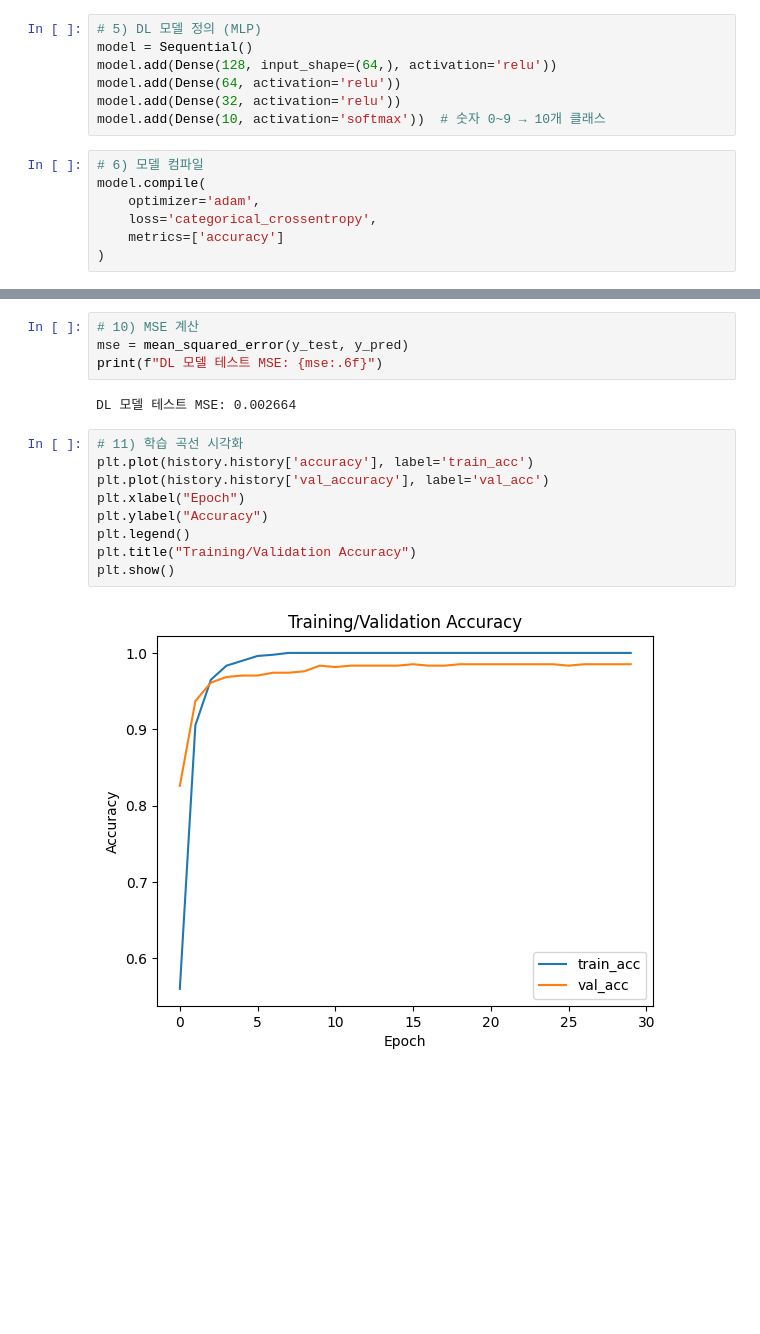
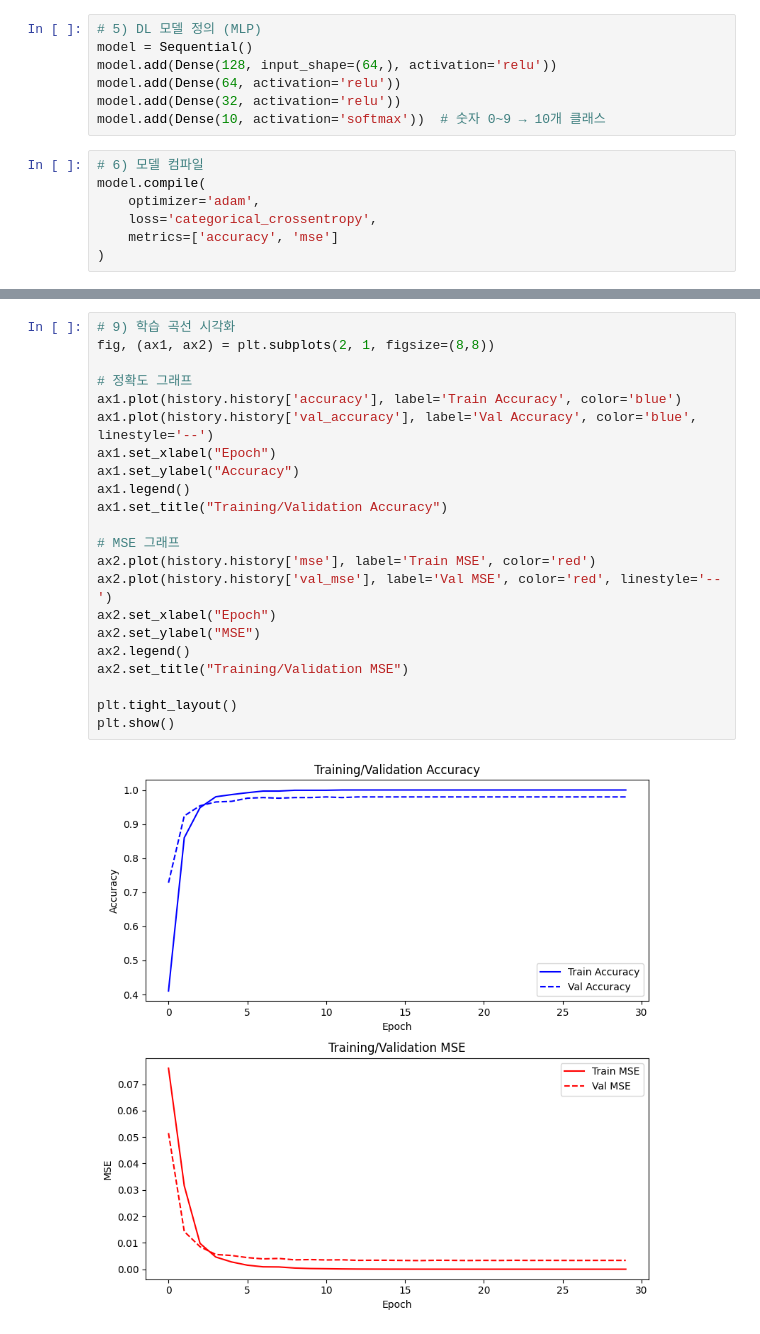
Before and after one commit to FutureOfTed/AI-class, a Jupyter notebook: Week5/digits_DL.ipynb, the cells around one changed output, grey strips where cells are left out. Drawn from its saved outputs; the diff is of its cells as text; blank space fills up the shorter version.

```diff
--- a/Week5/digits_DL.ipynb
+++ b/Week5/digits_DL.ipynb
@@ -39,7 +39,7 @@ model.add(Dense(10, activation='softmax'))  # 숫자 0~9 → 10개 클래스
 model.compile(
     optimizer='adam',
     loss='categorical_crossentropy',
-    metrics=['accuracy']
+    metrics=['accuracy', 'mse']
 )
 # %%
 # 7) 학습
@@ -82,17 +79,24 @@ y_pred = model.predict(X_test)
-# %%
-# 10) MSE 계산
-mse = mean_squared_error(y_test, y_pred)
-print(f"DL 모델 테스트 MSE: {mse:.6f}")
-# %% [output]
-DL 모델 테스트 MSE: 0.002664
-# %%
-# 11) 학습 곡선 시각화
-plt.plot(history.history['accuracy'], label='train_acc')
-plt.plot(history.history['val_accuracy'], label='val_acc')
-plt.xlabel("Epoch")
-plt.ylabel("Accuracy")
-plt.legend()
-plt.title("Training/Validation Accuracy")
-plt.show()
-# %% [output]
-[figure, removed]
+# %%
+# 9) 학습 곡선 시각화
+fig, (ax1, ax2) = plt.subplots(2, 1, figsize=(8,8))
+
+# 정확도 그래프
+ax1.plot(history.history['accuracy'], label='Train Accuracy', color='blue')
+ax1.plot(history.history['val_accuracy'], label='Val Accuracy', color='blue', linestyle='--')
+ax1.set_xlabel("Epoch")
+ax1.set_ylabel("Accuracy")
+ax1.legend()
+ax1.set_title("Training/Validation Accuracy")
+
+# MSE 그래프
+ax2.plot(history.history['mse'], label='Train MSE', color='red')
+ax2.plot(history.history['val_mse'], label='Val MSE', color='red', linestyle='--')
+ax2.set_xlabel("Epoch")
+ax2.set_ylabel("MSE")
+ax2.legend()
+ax2.set_title("Training/Validation MSE")
+
+plt.tight_layout()
+plt.show()
+# %% [output]
+[figure, added]
```
Also changed, not shown: parts of 3 cells of this notebook.
